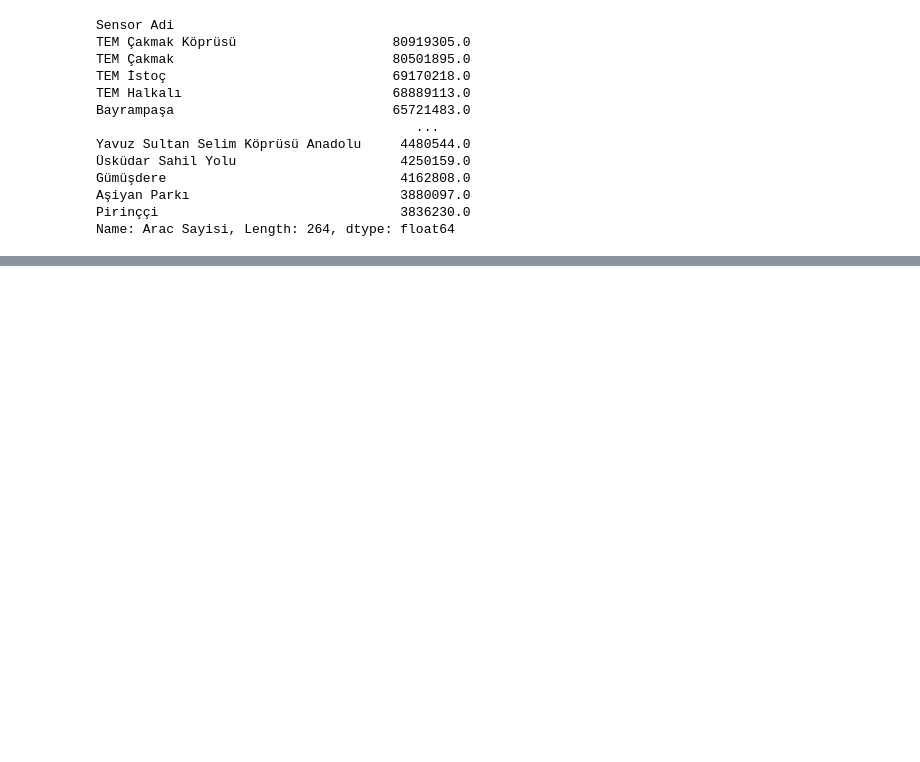
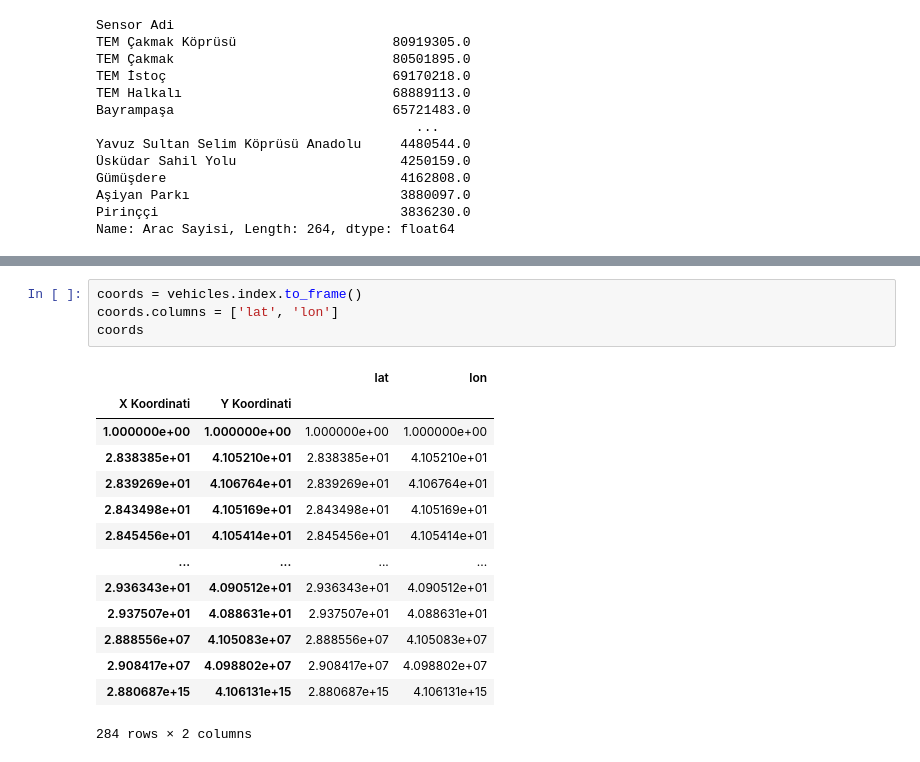
Before and after one commit to FlyinHedgehog/introduction-to-data-science, a Jupyter notebook: week2/lecture2.ipynb, the cells around one changed output, grey strips where cells are left out. Cells and saved outputs as stored; diff of their text form; blank space fills up the shorter version.

```diff
--- a/week2/lecture2.ipynb
+++ b/week2/lecture2.ipynb
@@ -83,0 +98,19 @@ Name: Arac Sayisi, Length: 284, dtype: float64
+# %%
+coords = vehicles.index.to_frame()
+coords.columns = ['lat', 'lon']
+coords
+# %% [output]
+|  |  | lat | lon |
+| X Koordinati | Y Koordinati |  |  |
+| 1.000000e+00 | 1.000000e+00 | 1.000000e+00 | 1.000000e+00 |
+| 2.838385e+01 | 4.105210e+01 | 2.838385e+01 | 4.105210e+01 |
+| 2.839269e+01 | 4.106764e+01 | 2.839269e+01 | 4.106764e+01 |
+| 2.843498e+01 | 4.105169e+01 | 2.843498e+01 | 4.105169e+01 |
+| 2.845456e+01 | 4.105414e+01 | 2.845456e+01 | 4.105414e+01 |
+| ... | ... | ... | ... |
+| 2.936343e+01 | 4.090512e+01 | 2.936343e+01 | 4.090512e+01 |
+| 2.937507e+01 | 4.088631e+01 | 2.937507e+01 | 4.088631e+01 |
+| 2.888556e+07 | 4.105083e+07 | 2.888556e+07 | 4.105083e+07 |
+| 2.908417e+07 | 4.098802e+07 | 2.908417e+07 | 4.098802e+07 |
+| 2.880687e+15 | 4.106131e+15 | 2.880687e+15 | 4.106131e+15 |
+284 rows × 2 columns
```
Also changed, not shown: parts of 3 cells of this notebook.
